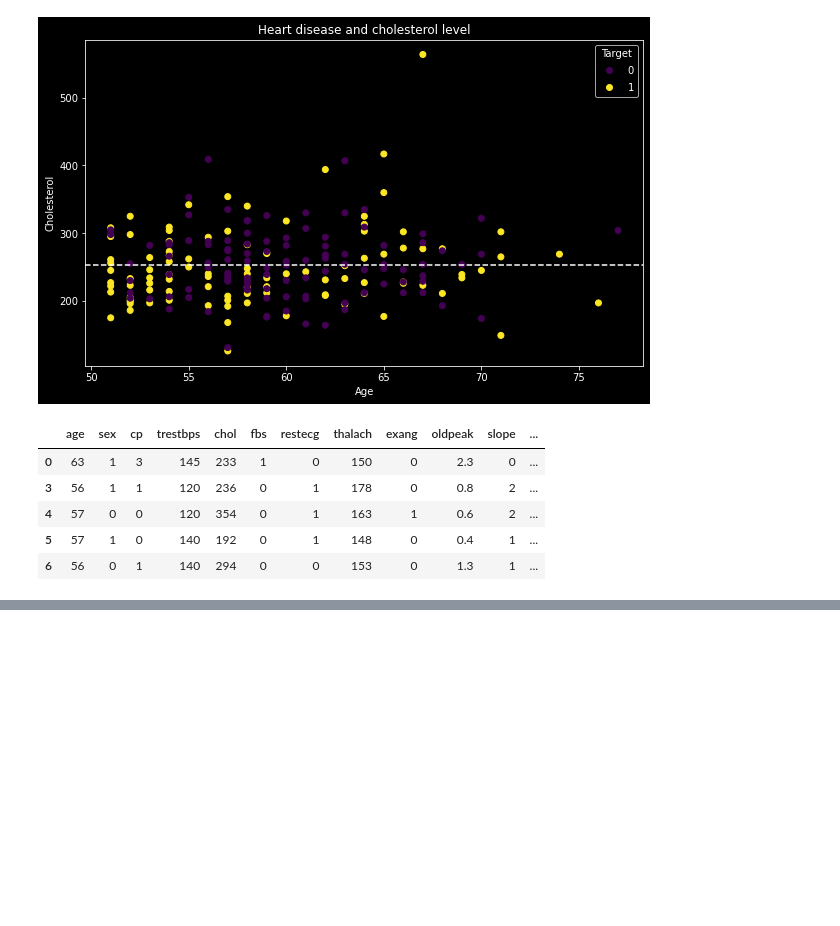
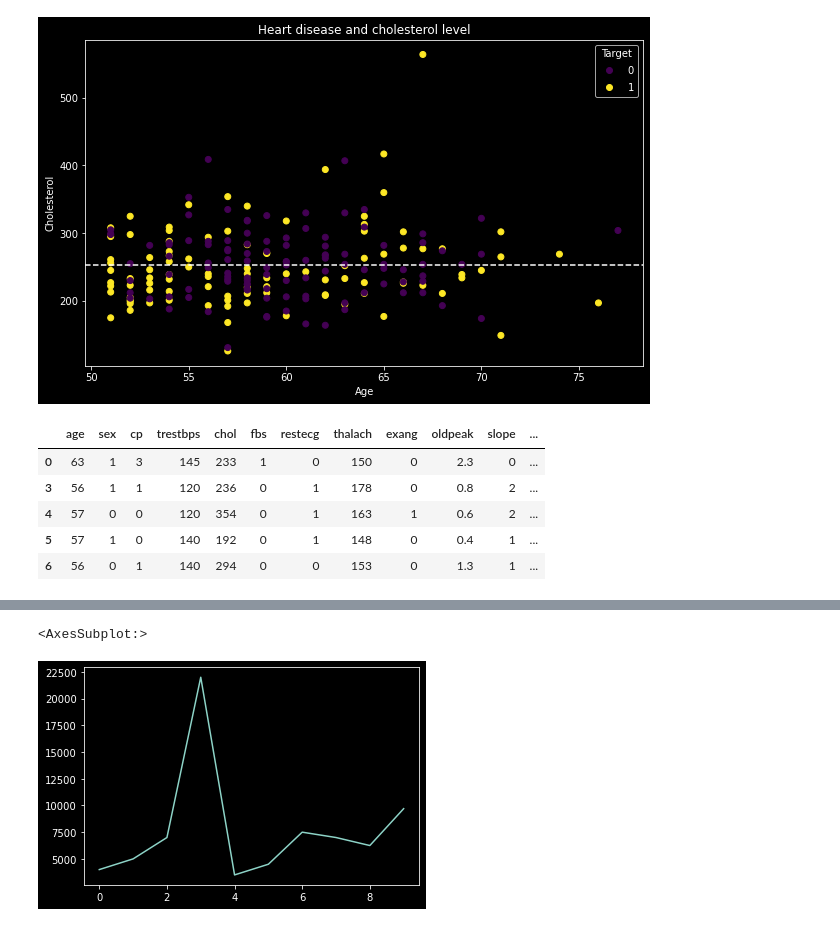
Before and after one commit to crypt096/zero-to-mastery-ml, a Jupyter notebook: introduction-to-matplotlib.ipynb, the cells around one changed output, grey strips where cells are left out. Cells and saved outputs as stored; diff of their text form; code cells hidden in the pictures; blank space fills up the shorter version.

```diff
--- a/introduction-to-matplotlib.ipynb
+++ b/introduction-to-matplotlib.ipynb
@@ -480,0 +508,5 @@ ax1.axhline(over_50['thalach'].mean(),linestyle='--');
+# %%
+car_sales["Price"].plot();
+# %% [output]
+<AxesSubplot:>
+[figure, added]
```
Also changed, not shown: parts of 13 cells of this notebook.
